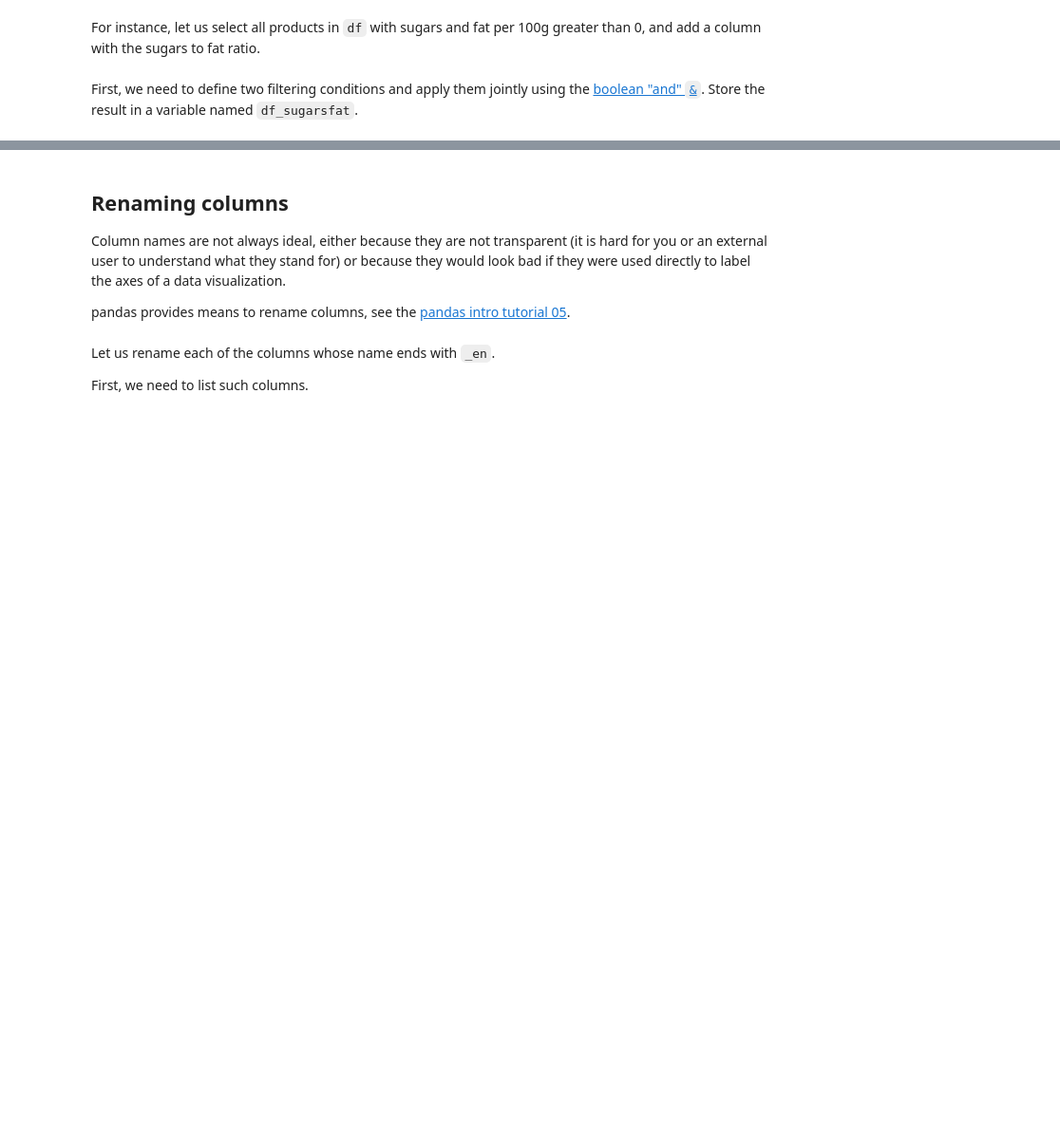
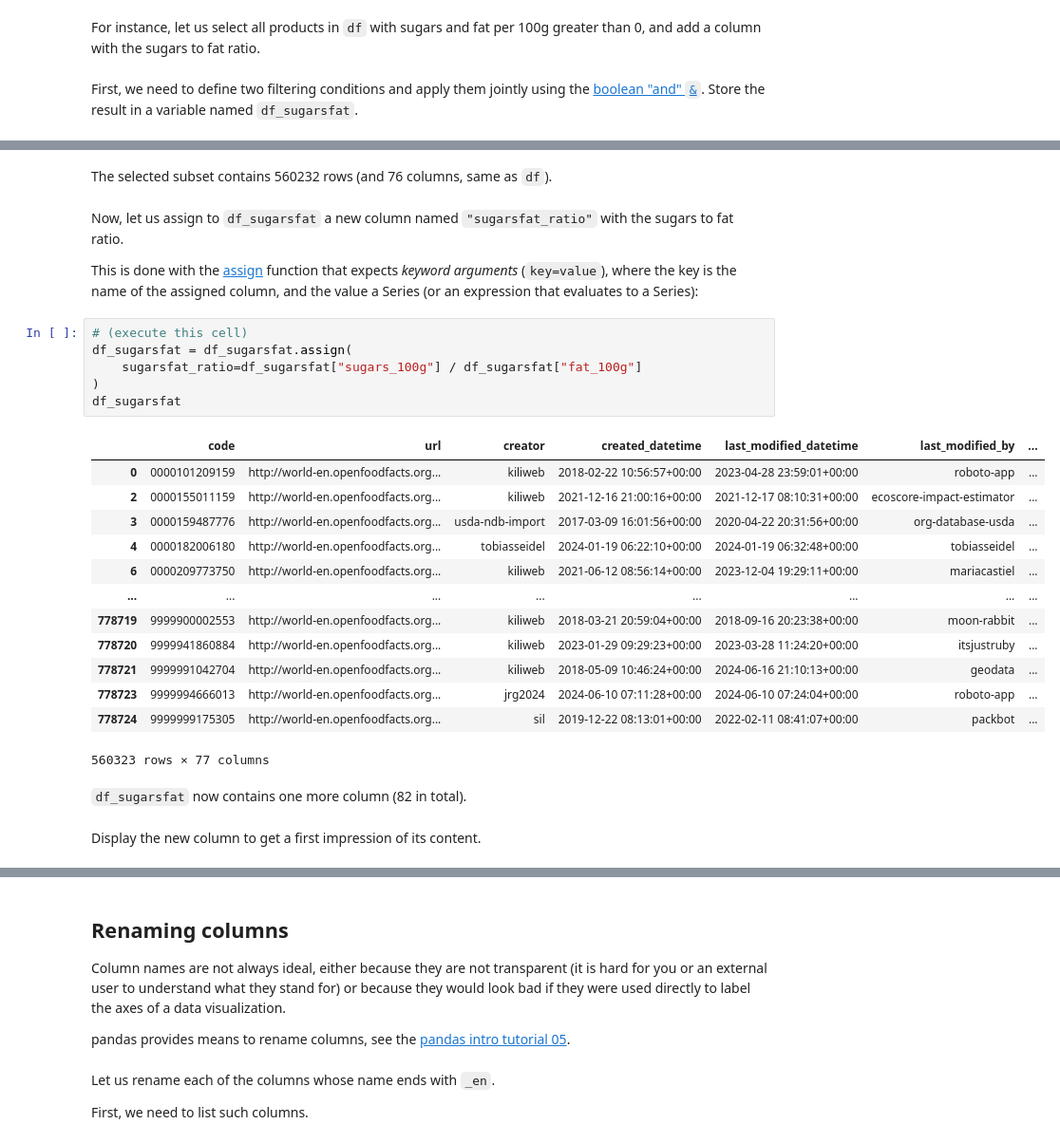
Before and after one commit to moreymat/scpo-data-science-bootcamp, a Jupyter notebook: notebooks/4_pandas_basics.ipynb, the cells around one changed output, grey strips where cells are left out. Shown: that part at 95% size. Drawn from its saved outputs; the diff is of its cells as text; blank space fills up the shorter version.

```diff
--- a/notebooks/4_pandas_basics.ipynb
+++ b/notebooks/4_pandas_basics.ipynb
@@ -126,0 +196,30 @@ We will not go further and we certainly do not expect you to master the [differe
+# %% [markdown]
+The selected subset contains 560232 rows (and 76 columns, same as `df`).
+# %% [markdown]
+Now, let us assign to `df_sugarsfat` a new column named `"sugarsfat_ratio"` with the sugars to fat ratio.
+
+This is done with the [assign](https://pandas.pydata.org/pandas-docs/version/2.0/reference/api/pandas.DataFrame.assign.html#pandas-dataframe-assign) function that expects *keyword arguments* (`key=value`), where the key is the name of the assigned column, and the value a Series (or an expression that evaluates to a Series):
+# %%
+# (execute this cell)
+df_sugarsfat = df_sugarsfat.assign(
+    sugarsfat_ratio=df_sugarsfat["sugars_100g"] / df_sugarsfat["fat_100g"]
+)
+df_sugarsfat
+# %% [output]
+|  | code | url | creator | created_datetime | last_modified_datetime | last_modified_by | ... |
+| 0 | 0000101209159 | http://world-en.openfoodfacts.org... | kiliweb | 2018-02-22 10:56:57+00:00 | 2023-04-28 23:59:01+00:00 | roboto-app | ... |
+| 2 | 0000155011159 | http://world-en.openfoodfacts.org... | kiliweb | 2021-12-16 21:00:16+00:00 | 2021-12-17 08:10:31+00:00 | ecoscore-impact-estimator | ... |
+| 3 | 0000159487776 | http://world-en.openfoodfacts.org... | usda-ndb-import | 2017-03-09 16:01:56+00:00 | 2020-04-22 20:31:56+00:00 | org-database-usda | ... |
+| 4 | 0000182006180 | http://world-en.openfoodfacts.org... | tobiasseidel | 2024-01-19 06:22:10+00:00 | 2024-01-19 06:32:48+00:00 | tobiasseidel | ... |
+| 6 | 0000209773750 | http://world-en.openfoodfacts.org... | kiliweb | 2021-06-12 08:56:14+00:00 | 2023-12-04 19:29:11+00:00 | mariacastiel | ... |
+| ... | ... | ... | ... | ... | ... | ... | ... |
+| 778719 | 9999900002553 | http://world-en.openfoodfacts.org... | kiliweb | 2018-03-21 20:59:04+00:00 | 2018-09-16 20:23:38+00:00 | moon-rabbit | ... |
+| 778720 | 9999941860884 | http://world-en.openfoodfacts.org... | kiliweb | 2023-01-29 09:29:23+00:00 | 2023-03-28 11:24:20+00:00 | itsjustruby | ... |
+| 778721 | 9999991042704 | http://world-en.openfoodfacts.org... | kiliweb | 2018-05-09 10:46:24+00:00 | 2024-06-16 21:10:13+00:00 | geodata | ... |
+| 778723 | 9999994666013 | http://world-en.openfoodfacts.org... | jrg2024 | 2024-06-10 07:11:28+00:00 | 2024-06-10 07:24:04+00:00 | roboto-app | ... |
+| 778724 | 9999999175305 | http://world-en.openfoodfacts.org... | sil | 2019-12-22 08:13:01+00:00 | 2022-02-11 08:41:07+00:00 | packbot | ... |
+560323 rows × 77 columns
+# %% [markdown]
+`df_sugarsfat` now contains one more column (82 in total).
+# %% [markdown]
+Display the new column to get a first impression of its content.
```
Also changed, not shown: parts of 74 cells of this notebook, 3 other files.
